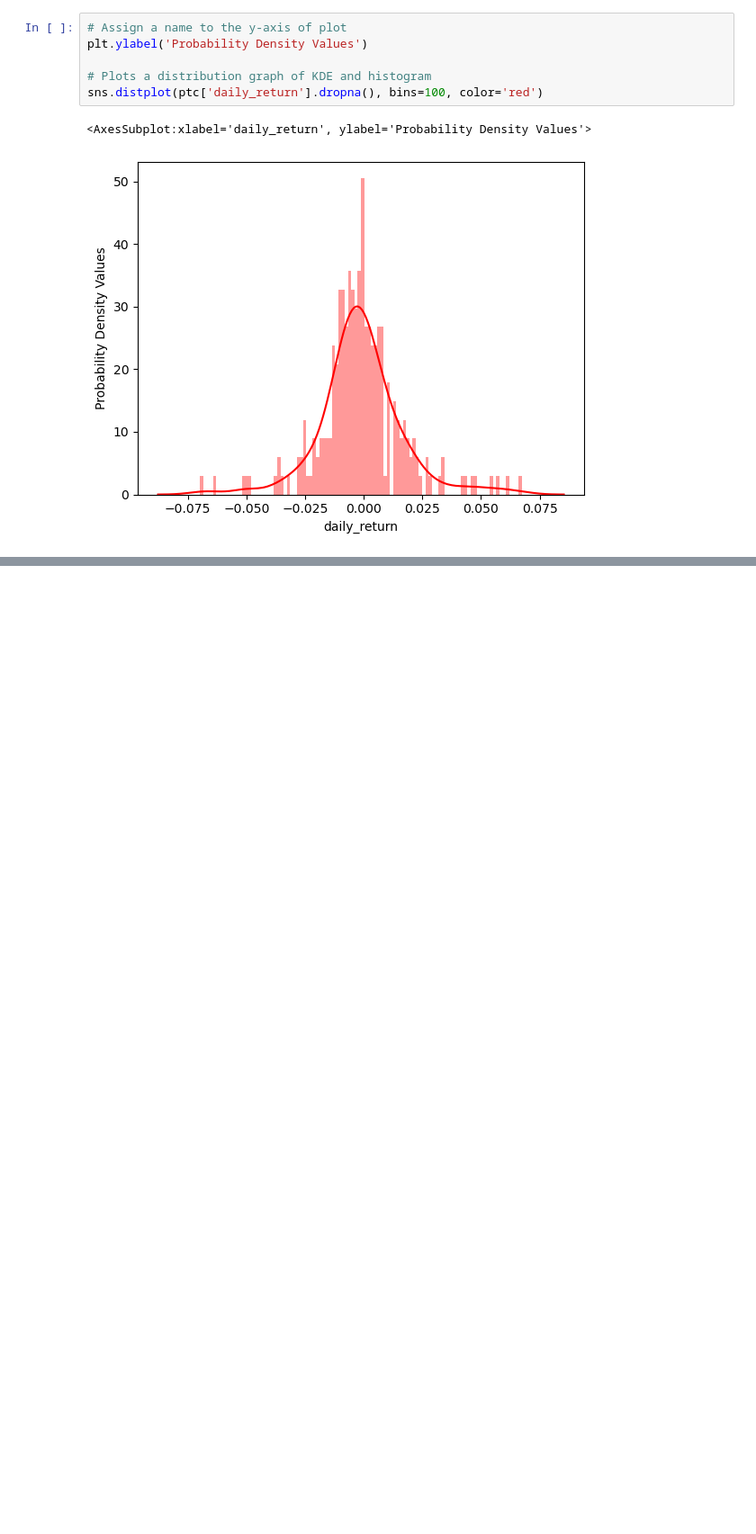
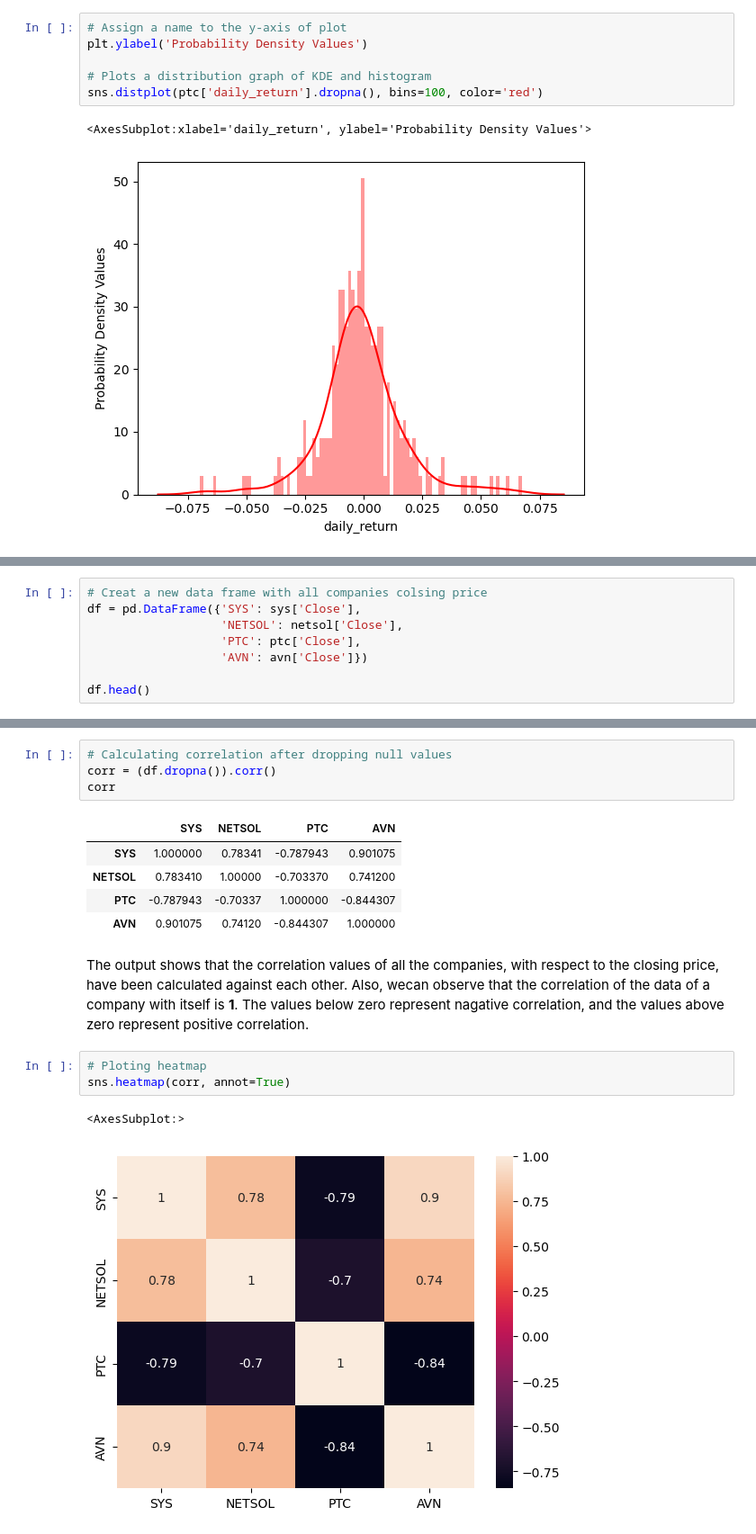
Before and after one commit to ZobaerIslam/stockMarketAnalysis, a Jupyter notebook: stock_market_analysis.ipynb, the cells around one changed output, grey strips where cells are left out. Shown at 90% size. Drawn from its saved outputs; the diff is of its cells as text; blank space fills up the shorter version.

Commit message:
correlation in stocks

```diff
--- a/stock_market_analysis.ipynb
+++ b/stock_market_analysis.ipynb
@@ -305,0 +324,8 @@ sns.distplot(avn['daily_return'].dropna(), bins=100, color='red')
+# %%
+# Creat a new data frame with all companies colsing price
+df = pd.DataFrame({'SYS': sys['Close'],
+                   'NETSOL': netsol['Close'],
+                   'PTC': ptc['Close'],
+                   'AVN': avn['Close']})
+
+df.head()
@@ -305,0 +340,18 @@ sns.distplot(avn['daily_return'].dropna(), bins=100, color='red')
+# %%
+# Calculating correlation after dropping null values
+corr = (df.dropna()).corr()
+corr
+# %% [output]
+|  | SYS | NETSOL | PTC | AVN |
+| SYS | 1.000000 | 0.78341 | -0.787943 | 0.901075 |
+| NETSOL | 0.783410 | 1.00000 | -0.703370 | 0.741200 |
+| PTC | -0.787943 | -0.70337 | 1.000000 | -0.844307 |
+| AVN | 0.901075 | 0.74120 | -0.844307 | 1.000000 |
+# %% [markdown]
+The output shows that the correlation values of all the companies, with respect to the closing price, have been calculated against each other. Also, wecan observe that the correlation of the data of a company with itself is **1**. The values below zero represent nagative correlation, and the values above zero represent positive correlation.
+# %%
+# Ploting heatmap
+sns.heatmap(corr, annot=True)
+# %% [output]
+<AxesSubplot:>
+[figure, added]
```
Also changed, not shown: parts of 11 cells of this notebook.
